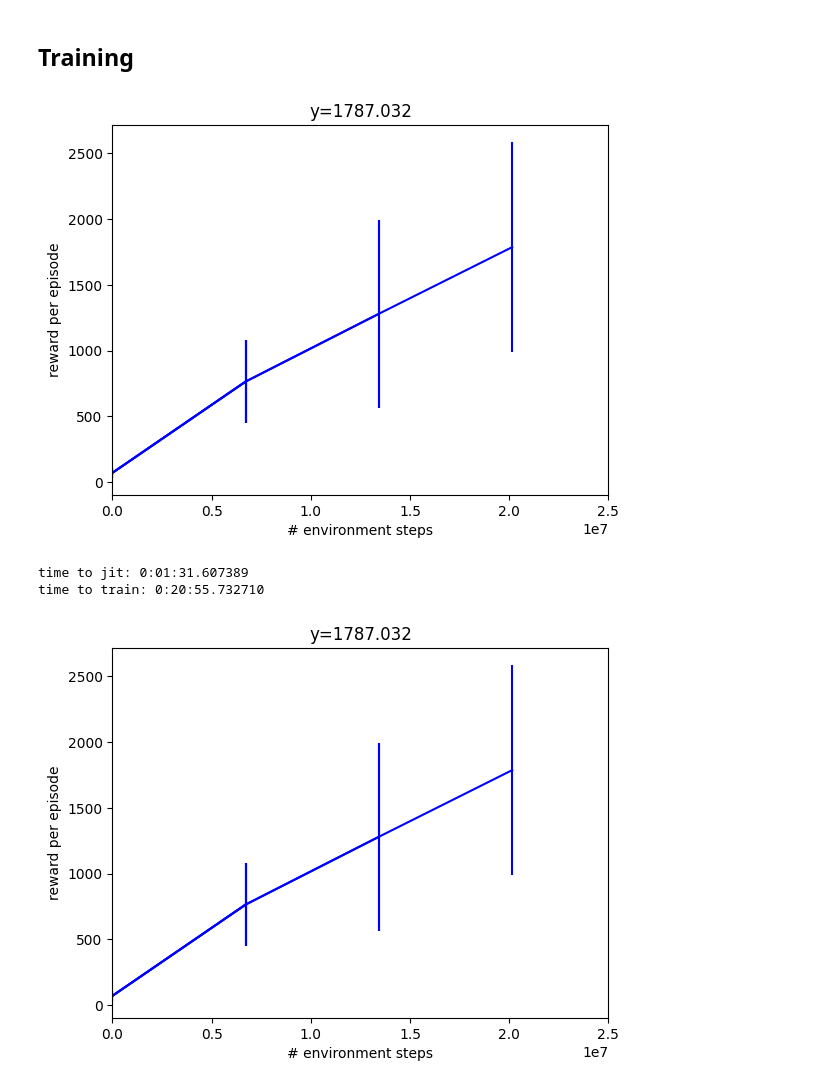
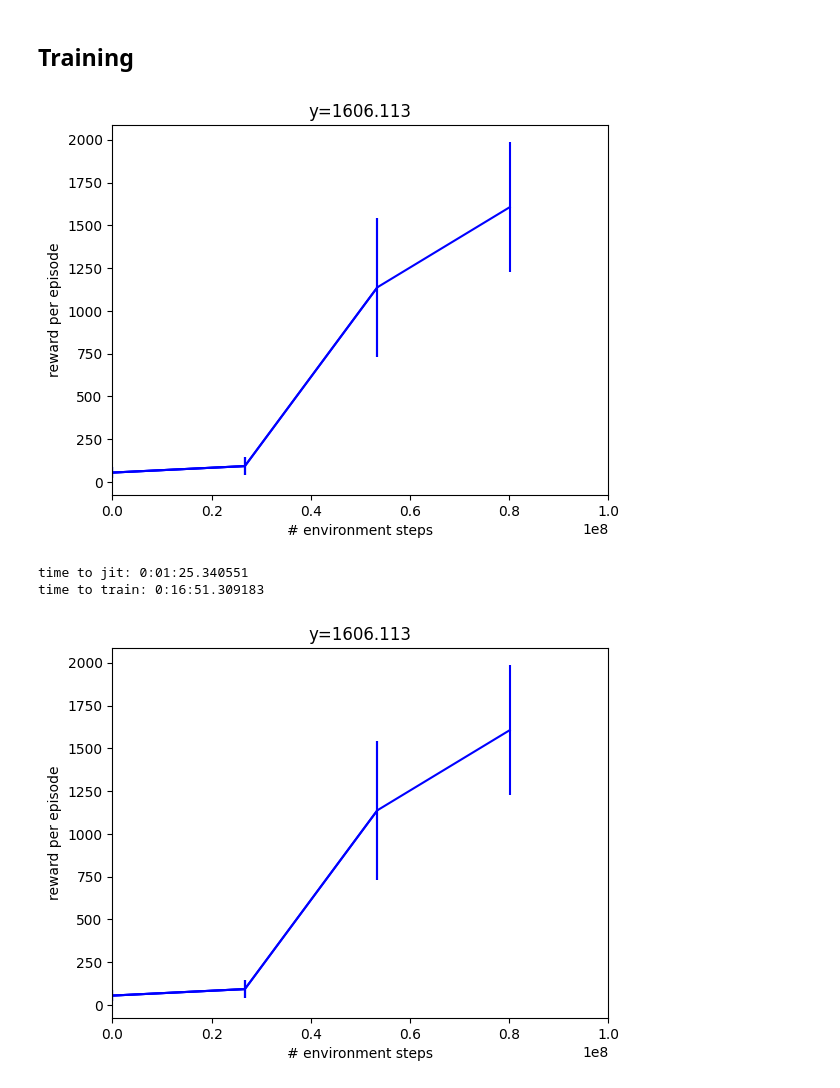
Before and after one commit to nunezal/berryBot, a Jupyter notebook: copy_of_berrybot.ipynb, the cells around one changed output. Drawn from its saved outputs; the diff is of its cells as text; code cells hidden in the pictures.

```diff
--- a/copy_of_berrybot.ipynb
+++ b/copy_of_berrybot.ipynb
@@ -284,12 +298,13 @@ def default_config() -> config_dict.ConfigDict:
         action_scale=0.02, # Action scale
         reward_config=config_dict.create(
             scales=config_dict.create(
-                gripper_berry_reach=5.0,    # moving toward berry
+                gripper_berry_reach=4.0,    # moving toward berry
                 gripper_berry_grasp=4.0,    # grasp reward
                 gripper_berry_lift=8.0,     # New reward for lifting
-                berry_bowl_move=5.0,        # Move to bowl reward
+                berry_bowl_move=4.0,        # Move to bowl reward
                 berry_in_bowl_bonus=10.0,   # Bowl placement bonus
                 # robot_target_qpos=0.3,      # New reward for robot target qpos
+                robot_collision_penalty=-1.0,
             )
         ),
     )
@@ -420,11 +435,18 @@ class CustomBerryPickingEnv(pick.PandaPickCube):
         # --- Get body and geom IDs ---
         self.berry_body_id = self.mj_model.body("berry").id
         self.bowl_body_id = self.mj_model.body("bowl").id
+
+
         self.gripper_site_id = self.mj_model.site("gripper").id
+
         self.left_finger_pad_geom_id = self.mj_model.geom("left_finger_pad").id
         self.right_finger_pad_geom_id = self.mj_model.geom("right_finger_pad").id
         self.berry_geom_id = self.mj_model.geom("berry_geom").id
         self.bowl_geom_id = self.mj_model.geom("bowl_geom").id
+        self.plate_geom_id = self.mj_model.geom("plate_geom").id
+
+
+        self.panda_hand_geom_id = self.mj_model.geom("hand_capsule").id # Panda hand geom ID
 
         # --- Store initial berry position ---
         self._init_berry_pos = self._init_qpos[self.mj_model.joint("berry_joint").qposadr[0]:self.mj_model.joint("berry_joint").qposadr[0]+3]
@@ -591,6 +613,9 @@ class CustomBerryPickingEnv(pick.PandaPickCube):
             )
         )
 
+        # 7. Collision Penalty
+        robot_collision = self.check_robot_plate_bowl_collision(data)
+        robot_collision_penalty = jp.where(robot_collision, 1.0, 0.0) # 1 if collision, 0 otherwise. We will scale this later
 
         rewards = {
             "gripper_berry_reach": gripper_berry_reach_reward,
@@ -599,11 +624,12 @@ class CustomBerryPickingEnv(pick.PandaPickCube):
             "berry_bowl_move": berry_bowl_move_reward,
             "berry_in_bowl_bonus": berry_in_bowl_bonus,
             # "robot_target_qpos": robot_target_qpos_reward,
+            "robot_collision_penalty": robot_collision_penalty,
         }
 
         return rewards
 
-# --- **SIMPLIFIED: Function to check for gripper-berry contact using collision.geoms_colliding** ---
+
     def check_gripper_berry_contact(self, data: mjx.Data) -> jax.Array:
         """Checks if either finger pad is in contact with the berry using collision.geoms_colliding."""
         # Check for collision between left finger pad and berry
@@ -616,6 +642,30 @@ class CustomBerryPickingEnv(pick.PandaPickCube):
         )
         # Return True if either finger is in contact (using logical OR)
         return left_finger_contact & right_finger_contact # Logical OR
+
+
+    def check_robot_plate_bowl_collision(self, data: mjx.Data) -> jax.Array:
+        """Checks if robot gripper is colliding with the plate or bowl."""
+        # Check for collision between left finger pad and plate/bowl
+        left_finger_plate_collision = collision.geoms_colliding(data, self.left_finger_pad_geom_id, self.plate_geom_id)
+        left_finger_bowl_collision = collision.geoms_colliding(data, self.left_finger_pad_geom_id, self.bowl_geom_id)
+
+        # Check for collision between right finger pad and plate/bowl
+        right_finger_plate_collision = collision.geoms_colliding(data, self.right_finger_pad_geom_id, self.plate_geom_id)
+        right_finger_bowl_collision = collision.geoms_colliding(data, self.right_finger_pad_geom_id, self.bowl_geom_id)
+
+        # Check for collision between panda hand and plate/bowl
+        panda_hand_plate_collision = collision.geoms_colliding(data, self.panda_hand_geom_id, self.plate_geom_id)
+        panda_hand_bowl_collision = collision.geoms_colliding(data, self.panda_hand_geom_id, self.bowl_geom_id)
+
+
+        # Return True if ANY collision occurs
+        is_colliding = (
+            left_finger_plate_collision | left_finger_bowl_collision |
+            right_finger_plate_collision | right_finger_bowl_collision |
+            panda_hand_plate_collision | panda_hand_bowl_collision
+        )
+        return is_colliding
 
 
 
@@ -674,7 +724,7 @@ ppo_params = {
     'num_envs': 2048,
     'num_evals': 4,
     'num_minibatches': 32,
-    'num_timesteps': 20000000,
+    'num_timesteps': 80000000,
     'num_updates_per_batch': 8,
     'reward_scaling': 1.0,
     'unroll_length': 10
@@ -700,37 +750,37 @@ def progress(num_steps, metrics):
   plt.errorbar(x_data, y_data, yerr=y_dataerr, color="blue")
 
   display(plt.gcf())
 
 ppo_training_params = dict(ppo_params)
 network_factory = ppo_networks.make_ppo_networks
 if "network_factory" in ppo_training_params:
 
   network_factory = functools.partial(
       ppo_networks.make_ppo_networks,
       **ppo_training_params["network_factory"]
   )
 
   del ppo_training_params["network_factory"]
 
 train_fn = functools.partial(
     ppo.train, **dict(ppo_training_params),
     network_factory=network_factory,
     progress_fn=progress,
     seed=1
 )
 
 
 make_inference_fn, params, metrics = train_fn(
     environment=env,
     wrap_env_fn=wrapper.wrap_for_brax_training,
 )
 print(f"time to jit: {times[1] - times[0]}")
 print(f"time to train: {times[-1] - times[1]}")
 # %% [output]
-[figure, old version]
+[figure, new version]
-time to jit: 0:01:31.607389
-time to train: 0:20:55.732710
+time to jit: 0:01:25.340551
+time to train: 0:16:51.309183
-[figure, old version]
+[figure, new version]
 # %%
 jit_reset = jax.jit(env.reset)
 jit_step = jax.jit(env.step)
```
Also changed, not shown: parts of 5 cells of this notebook.
